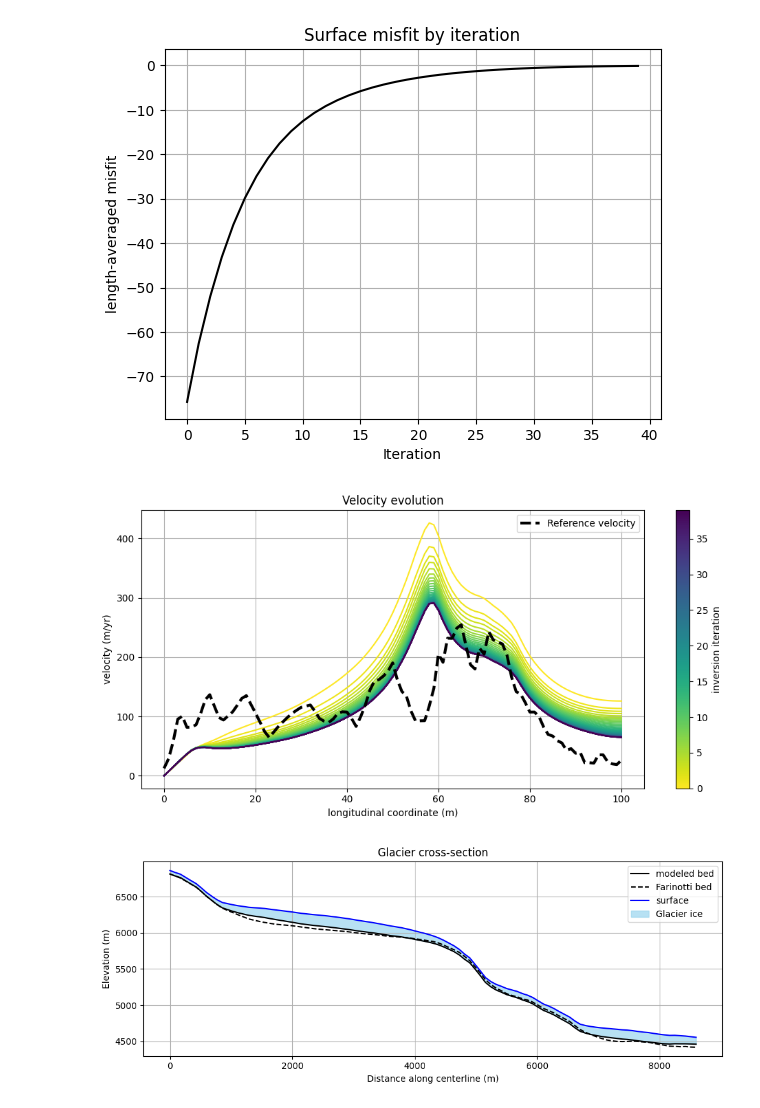
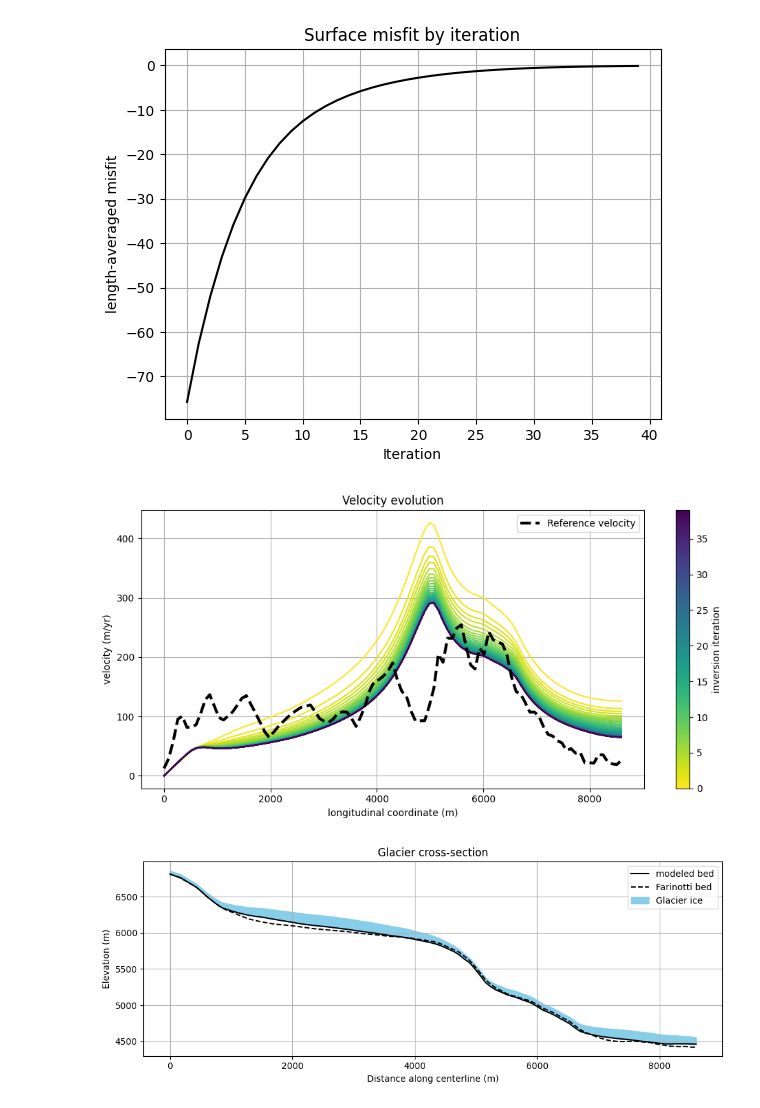
Before and after one commit to chrismiele/glimmer, a Jupyter notebook: 1D_modelling/SIA_inversion_luggye_steady.ipynb, the cells around one changed output. Drawn from its saved outputs; the diff is of its cells as text; code cells hidden in the pictures.

```diff
--- a/1D_modelling/SIA_inversion_luggye_steady.ipynb
+++ b/1D_modelling/SIA_inversion_luggye_steady.ipynb
@@ -40,16 +40,14 @@ X = mesh.X
 
 thickness = map_to_mesh(mesh = mesh, data_path = thickness_path)
 dem = map_to_mesh(mesh = mesh, data_path = dem_path)
-# bed_val = dem.last_nonzero_value - thickness.last_nonzero_value #obtain the bed value at the last on-glacier location
-# dem = map_to_mesh(mesh = mesh, data_path = dem_path, ice_free_value = bed_val) #and use it to refine the final on-glacier dem value
 
-smb = map_to_mesh(mesh = mesh, data_path = smb_path, key_value = ' altitude', key_dataset = dem.data, data_value = 'ave_mb')
+smb = map_to_mesh(mesh = mesh, data_path = smb_path, key_value = ' altitude', key_dataset = dem, data_value = 'ave_mb')
 
 velocity = map_to_mesh(mesh = mesh, data_path = velocity_path)
 
-Q = smb.data.function_space()
-smb_adjusted = Function(Q).project(smb.data + 3)
-mean_smb  = float(assemble(smb_adjusted*dx)/mesh.glacier_length)
+Q = smb.function_space()
+smb_adjusted = Function(Q).project(smb + 3)
+mean_smb  = float(assemble(smb_adjusted*dx)/mesh.length)
 print('mean SMB = ', mean_smb, 'meters per year')
 # %% [output]
 Reprojecting /eejit/home/bezu0001/data/thickness/farinotti_ensemble/RGI60-15.02373_thickness.tif from EPSG:32646 to EPSG:4326
@@ -79,17 +77,17 @@ params = {
     'fluidity': A
 }
 
-inversion = solve_bed(K = 0.2, num_iterations = 40, timestep = 1/10, model_time = 10, surface = dem.data,
+inversion = solve_bed(K = 0.2, num_iterations = 40, timestep = 1/10, model_time = 10, surface = dem,
                       thickness_guess = firedrake.Constant(200), velocity = u, accumulation = smb_adjusted,
                       **params)
 # %% [markdown]
 ## Visualize the results
 # %%
-glacier_length = mesh.glacier_length
+glacier_length = mesh.length
 s_ref = inversion.s_ref
 
 s_ref_array = np.array(s_ref.at(X, tolerance=1e-10))
-farinotti_bed = firedrake.Function(Q).project(dem.data - thickness.data)
+farinotti_bed = firedrake.Function(Q).project(dem - thickness)
 farinotti_bed_relative = farinotti_bed.at(X, tolerance=1e-10) - s_ref_array
 
 # Outputs from the function
@@ -148,11 +146,11 @@ norm = Normalize(vmin=0, vmax=N - 1)
 fig, ax = plt.subplots(figsize=(10, 5))
 
 for i, v_iter in enumerate(velocity_evolution):
-    ax.plot(v_iter, color=cmap(norm(i)))
+    ax.plot(X, v_iter, color=cmap(norm(i)))
 
 # Reference velocity (already precomputed on X)
-velocity_ref = velocity.data.at(X, tolerance = 1e-10)
-ax.plot(velocity_ref, color='k', linestyle='dashed', linewidth=3, label='Reference velocity')
+velocity_ref = velocity.at(X, tolerance = 1e-10)
+ax.plot(X, velocity_ref, color='k', linestyle='dashed', linewidth=3, label='Reference velocity')
 
 ax.set_title('Velocity evolution')
 ax.set_xlabel('longitudinal coordinate (m)')
@@ -166,23 +164,23 @@ fig.colorbar(sm, ax=ax, label='inversion iteration')
 plt.tight_layout()
 plt.show()
 # %% [output]
-[figure, old version]
+[figure, new version]
 # %%
 surface = surface_evolution[-1]
 bed = bed_evolution[-1]
 
 plt.figure(figsize = (10, 4))
 plt.plot(X, bed, color = 'black', label = 'modeled bed')
 plt.plot(X, farinotti_bed.at(X, tolerance = 1e-10), color = 'k', linestyle = 'dashed', label = 'Farinotti bed')
-plt.plot(X, surface, color = 'blue', label = 'surface')
-plt.fill_between(X, bed, surface, color = 'skyblue', alpha = 0.6, label = 'Glacier ice')
+# plt.plot(X, surface, color = 'blue', label = 'surface')
+plt.fill_between(X, bed, surface, color = 'skyblue', label = 'Glacier ice')
 
 plt.xlabel('Distance along centerline (m)')
 plt.ylabel('Elevation (m)')
 plt.title('Glacier cross-section')
 plt.grid()
 plt.legend()
 plt.tight_layout()
 plt.show()
 # %% [output]
-[figure, old version]
+[figure, new version]
```
Also changed, not shown: parts of 2 cells of this notebook, 3 other files.
